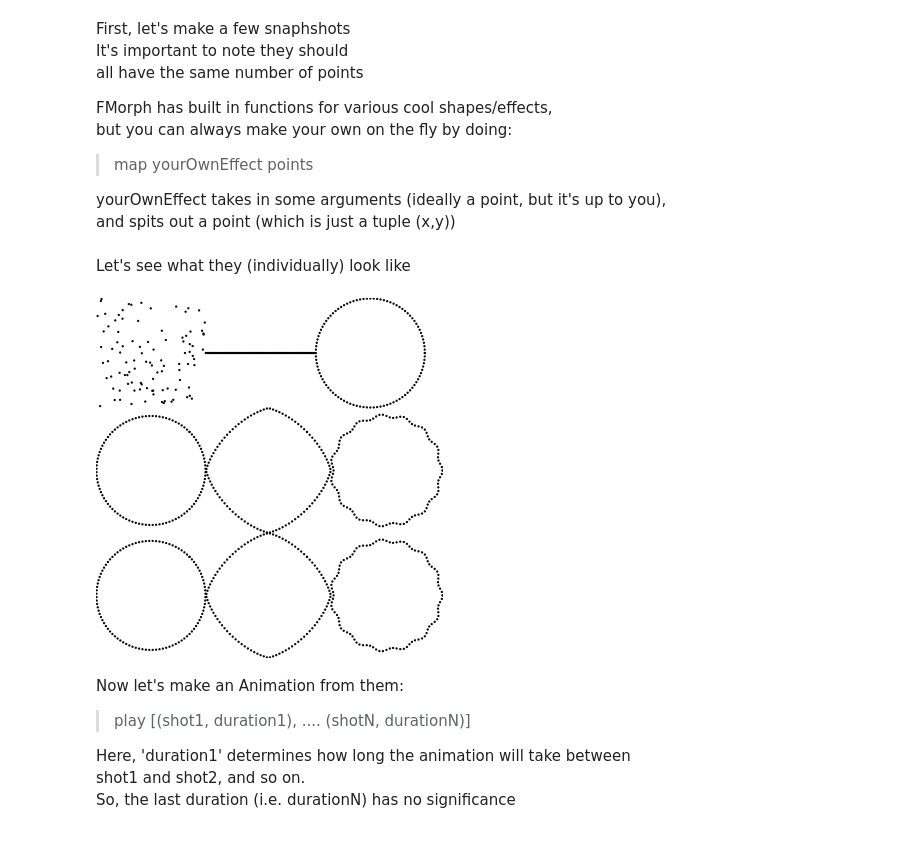
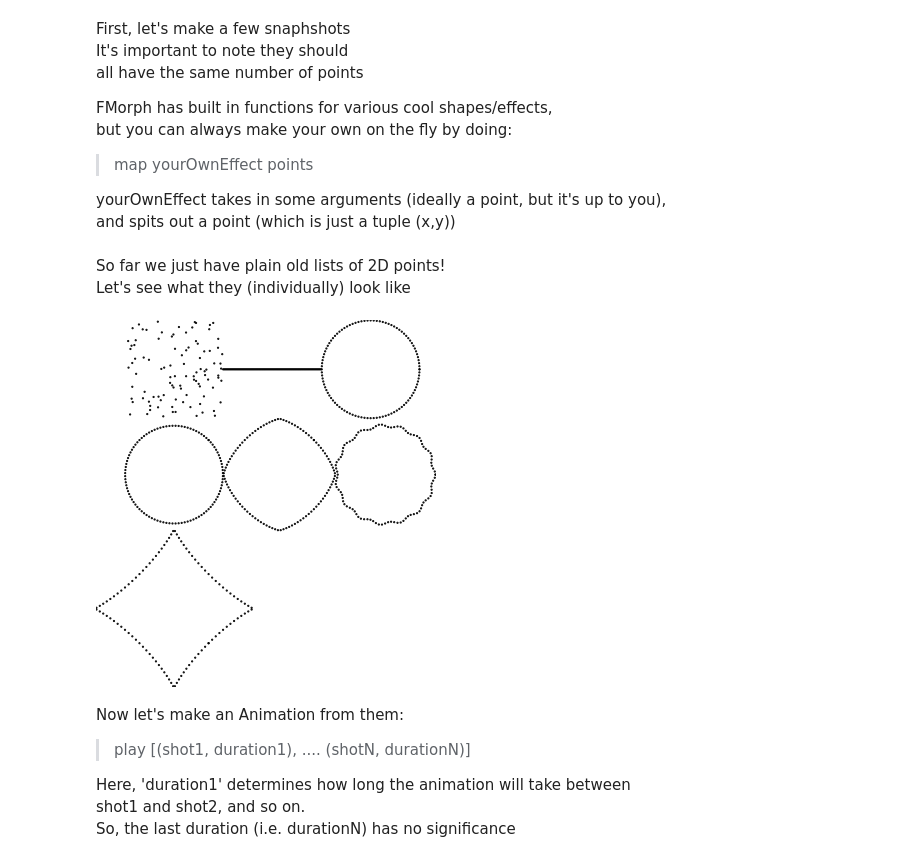
Before and after one commit to sam46/FuncMorph, a Jupyter notebook: fmorph.ipynb, the cells around one changed output. Cells and saved outputs as stored; diff of their text form; code cells hidden in the pictures.

```diff
--- a/fmorph.ipynb
+++ b/fmorph.ipynb
@@ -53,27 +53,30 @@ but you can always make your own on the fly by doing:
 yourOwnEffect takes in some arguments (ideally a point, but it's up to you),
 and spits out a point (which is just a tuple (x,y))
 # %%
-std   = linspace 100
-shot1 = map (\(x,y)->(-fmWidth + 2*fmWidth*x, -fmHeight + 2*fmHeight*y)) $
-            randPts nPts (mkStdGen rnd) -- rand
-shot2 = zip (map (\x-> -fmWidth + 2*fmWidth*x) std) (repeat 0.0) -- horiz line
-shot3 = map (\x -> (fmRad*cos(2*pi*x), fmRad*sin(2*pi*x))) std -- circle
-shot4 = rotatePts (pi / 4) shot3 -- rotate
+nPts  = 100
+len'  = 100 -- and height for simplicty
+std   = linspace nPts
+rnd  <- randomIO :: IO Int
+rgen  = (mkStdGen rnd)
+shot1 = map (\(x,y) -> (-len'+2*len'*x, -len'+2*len'*y))
+            (randPts nPts rgen) -- random points, centered
+shot2 = scalePts (2*len') $ project2D std -- centered horizontal line
+shot3 = scalePts len' $ map (\x -> (cos(tau*x), sin(tau*x))) std -- circle
+shot4 = rotatePts (pi / 4) shot3 -- rotated circle
 shot5 = lerpPts 0.35 shot4 $ rotatePts (pi / 4) $ squarify shot3 -- squircle
-shot6 = squigglify 15 3 std
-shot7 = rotatePts (-pi / 4) $ lerpPts 1.5 shot3 $ squarify shot3 -- diamond
-
--- so far we just have plain old lists of 2D points!
+shot6 = squigglify len' 15 3 std -- 15-squiggle circle
+shot7 = rotatePts (-pi / 4) $ lerpPts 1.5 shot3 $ squarify shot3 -- rotated bent square
 # %% [markdown]
+So far we just have plain old lists of 2D points!
 Let's see what they (individually) look like
 # %%
 diagram $ vcat [
         hcat (map draw [shot1, shot2, shot3]),
         hcat (map draw [shot4, shot5, shot6]),
-        hcat (map draw [shot4, shot5, shot6])
+        hcat (map draw [shot7])
     ]
 # %% [output]
-[figure, old version]
+[figure, new version]
 # %% [markdown]
 Now let's make an Animation from them:
 > play [(shot1, duration1), .... (shotN, durationN)]
```
Also changed, not shown: parts of 5 cells of this notebook, 1 other file.
